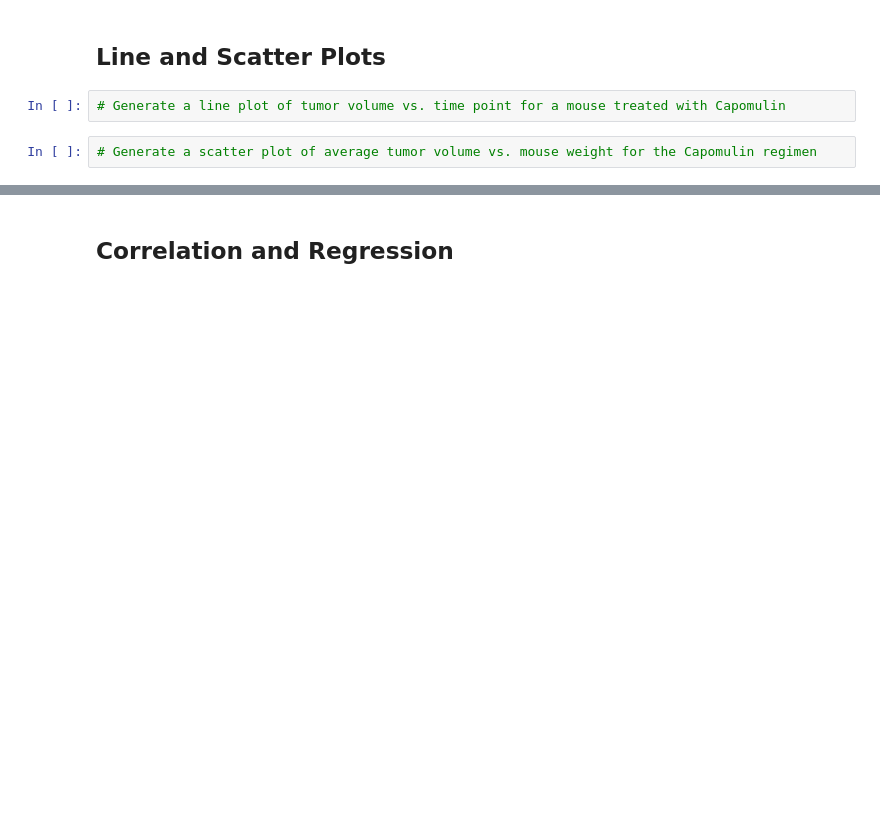
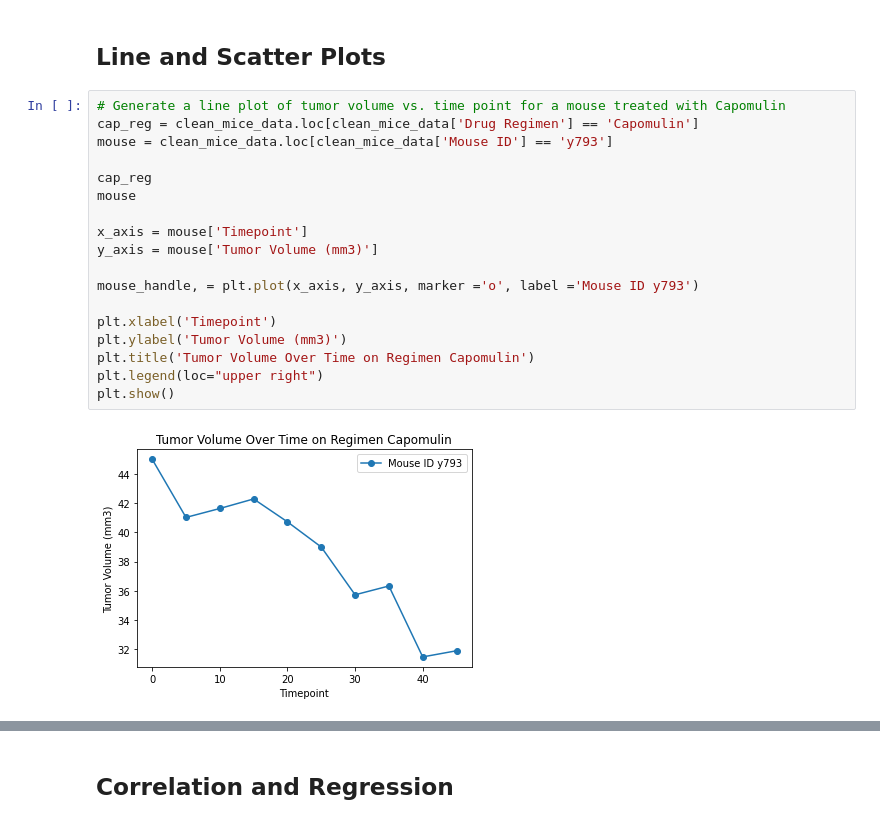
Before and after one commit to Krhullsiek/matplotlib-challenge, a Jupyter notebook: Pymaceuticals/pymaceuticals_starter.ipynb, the cells around one changed output, grey strips where cells are left out. Saved outputs shown, nothing was run; the diff lists cells and outputs as text; blank space fills up the shorter version.

Commit message:
Code completed, need to clean still

```diff
--- a/Pymaceuticals/pymaceuticals_starter.ipynb
+++ b/Pymaceuticals/pymaceuticals_starter.ipynb
@@ -293,6 +396,22 @@ tum_vol_data = []
 # %% [markdown]
 ## Line and Scatter Plots
-# %%
-# Generate a line plot of tumor volume vs. time point for a mouse treated with Capomulin
-# %%
-# Generate a scatter plot of average tumor volume vs. mouse weight for the Capomulin regimen
+# %%
+# Generate a line plot of tumor volume vs. time point for a mouse treated with Capomulin
+cap_reg = clean_mice_data.loc[clean_mice_data['Drug Regimen'] == 'Capomulin']
+mouse = clean_mice_data.loc[clean_mice_data['Mouse ID'] == 'y793']
+
+cap_reg
+mouse
+
+x_axis = mouse['Timepoint']
+y_axis = mouse['Tumor Volume (mm3)']
+
+mouse_handle, = plt.plot(x_axis, y_axis, marker ='o', label ='Mouse ID y793')
+
+plt.xlabel('Timepoint')
+plt.ylabel('Tumor Volume (mm3)')
+plt.title('Tumor Volume Over Time on Regimen Capomulin')
+plt.legend(loc="upper right")
+plt.show()
+# %% [output]
+[figure, added]
```
Also changed, not shown: parts of 7 cells of this notebook.
